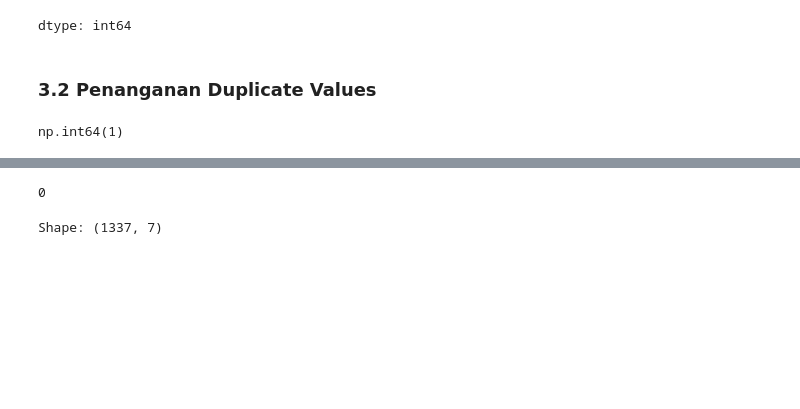
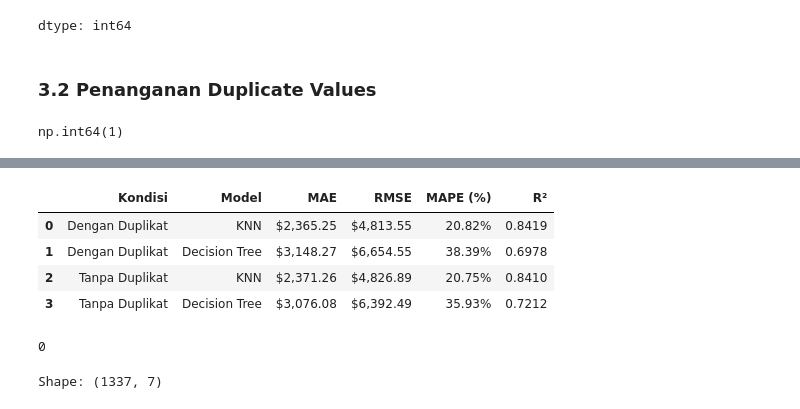
Before and after one commit to Maulana527/Hello-Project-103032400081_MuhammadMaulanaDarmawansyah, a Jupyter notebook: ML_Medical_Insurance_Regresi.ipynb, the cells around one changed output, grey strips where cells are left out. Drawn from its saved outputs; the diff is of its cells as text; code cells hidden in the pictures; blank space fills up the shorter version.

```diff
--- a/ML_Medical_Insurance_Regresi.ipynb
+++ b/ML_Medical_Insurance_Regresi.ipynb
@@ -204,3 +220,42 @@ df[df.duplicated()]
+# %%
+kf_dup = KFold(n_splits=3, shuffle=True, random_state=42)
+
+df_with_dup    = pd.read_csv('insurance.csv')
+le_temp        = LabelEncoder()
+df_with_dup['sex']        = le_temp.fit_transform(df_with_dup['sex'])
+df_with_dup['smoker']     = le_temp.fit_transform(df_with_dup['smoker'])
+df_with_dup['region']     = le_temp.fit_transform(df_with_dup['region'])
+df_with_dup['bmi_smoker'] = df_with_dup['bmi'] * df_with_dup['smoker']
+
+df_no_dup = df_with_dup.drop_duplicates()
+
+FEATURES = ['age', 'smoker', 'bmi', 'bmi_smoker', 'children']
+
+results_dup = []
+for label, data in [('Dengan Duplikat', df_with_dup), ('Tanpa Duplikat', df_no_dup)]:
+    X = data[FEATURES].values
+    y = np.log(data['charges'])
+
+    for name, model in [('KNN', KNeighborsRegressor()), ('Decision Tree', DecisionTreeRegressor(random_state=42))]:
+        pred = cross_val_predict(model, X, y, cv=kf_dup)
+        pred_orig = np.exp(pred)
+        y_orig    = np.exp(y)
+        results_dup.append({
+            'Kondisi' : label,
+            'Model'   : name,
+            'MAE'     : f"${mean_absolute_error(y_orig, pred_orig):,.2f}",
+            'RMSE'    : f"${sqrt(mean_squared_error(y_orig, pred_orig)):,.2f}",
+            'MAPE (%)': f"{mean_absolute_percentage_error(y_orig, pred_orig)*100:.2f}%",
+            'R²'      : f"{r2_score(y_orig, pred_orig):.4f}",
+        })
+
+display(pd.DataFrame(results_dup))
+# %% [output]
+|  | Kondisi | Model | MAE | RMSE | MAPE (%) | R² |
+| 0 | Dengan Duplikat | KNN | $2,365.25 | $4,813.55 | 20.82% | 0.8419 |
+| 1 | Dengan Duplikat | Decision Tree | $3,148.27 | $6,654.55 | 38.39% | 0.6978 |
+| 2 | Tanpa Duplikat | KNN | $2,371.26 | $4,826.89 | 20.75% | 0.8410 |
+| 3 | Tanpa Duplikat | Decision Tree | $3,076.08 | $6,392.49 | 35.93% | 0.7212 |
 # %%
 df = df.drop_duplicates()
 
```
Also changed, not shown: parts of 13 cells of this notebook.
